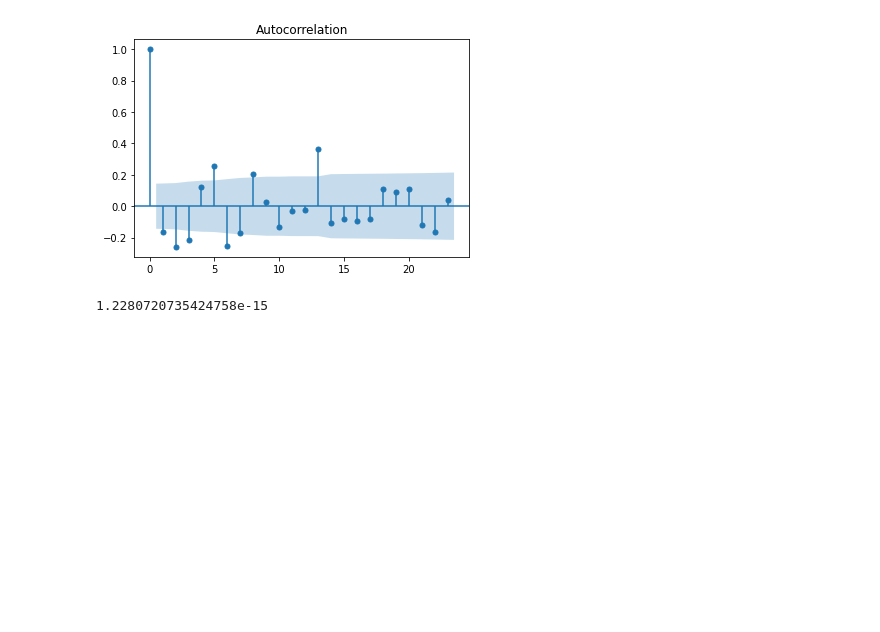
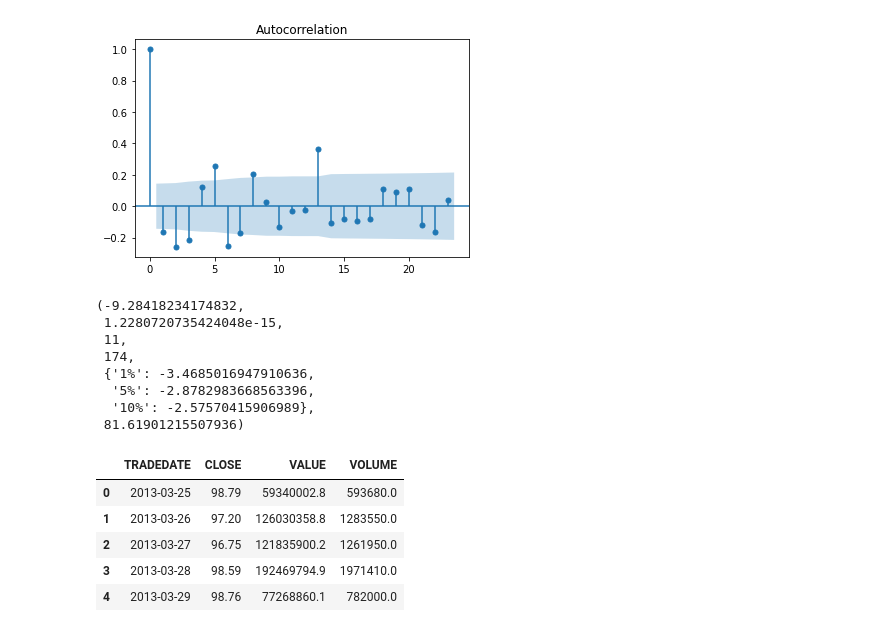
Before and after one commit to Zork777/ts_summer, a Jupyter notebook: week_1/transformations.ipynb, the cells around one changed output. Cells and saved outputs as stored; diff of their text form; code cells hidden in the pictures; blank space fills up the shorter version.

```diff
--- a/week_1/transformations.ipynb
+++ b/week_1/transformations.ipynb
@@ -186,6 +174,13 @@ tsaplots.plot_acf(ts.diff().diff(6).diff(7).dropna());
 # %% [output]
 [figure]
 # %%
-adfuller(ts.diff().diff(6).diff(7).dropna())[1]
+adfuller(ts.diff().diff(6).diff(7).dropna())
 # %% [output]
-1.2280720735424758e-15
+(-9.28418234174832,
+ 1.2280720735424048e-15,
+ 11,
+ 174,
+ {'1%': -3.4685016947910636,
+  '5%': -2.8782983668563396,
+  '10%': -2.57570415906989},
+ 81.61901215507936)
@@ -191,0 +192,11 @@ adfuller(ts.diff().diff(6).diff(7).dropna())[1]
+# %%
+data = pd.read_csv('sbrf.csv')
+# %%
+data.head()
+# %% [output]
+|  | TRADEDATE | CLOSE | VALUE | VOLUME |
+| 0 | 2013-03-25 | 98.79 | 59340002.8 | 593680.0 |
+| 1 | 2013-03-26 | 97.20 | 126030358.8 | 1283550.0 |
+| 2 | 2013-03-27 | 96.75 | 121835900.2 | 1261950.0 |
+| 3 | 2013-03-28 | 98.59 | 192469794.9 | 1971410.0 |
+| 4 | 2013-03-29 | 98.76 | 77268860.1 | 782000.0 |
```
Also changed, not shown: parts of 8 cells of this notebook, 2 other files.
